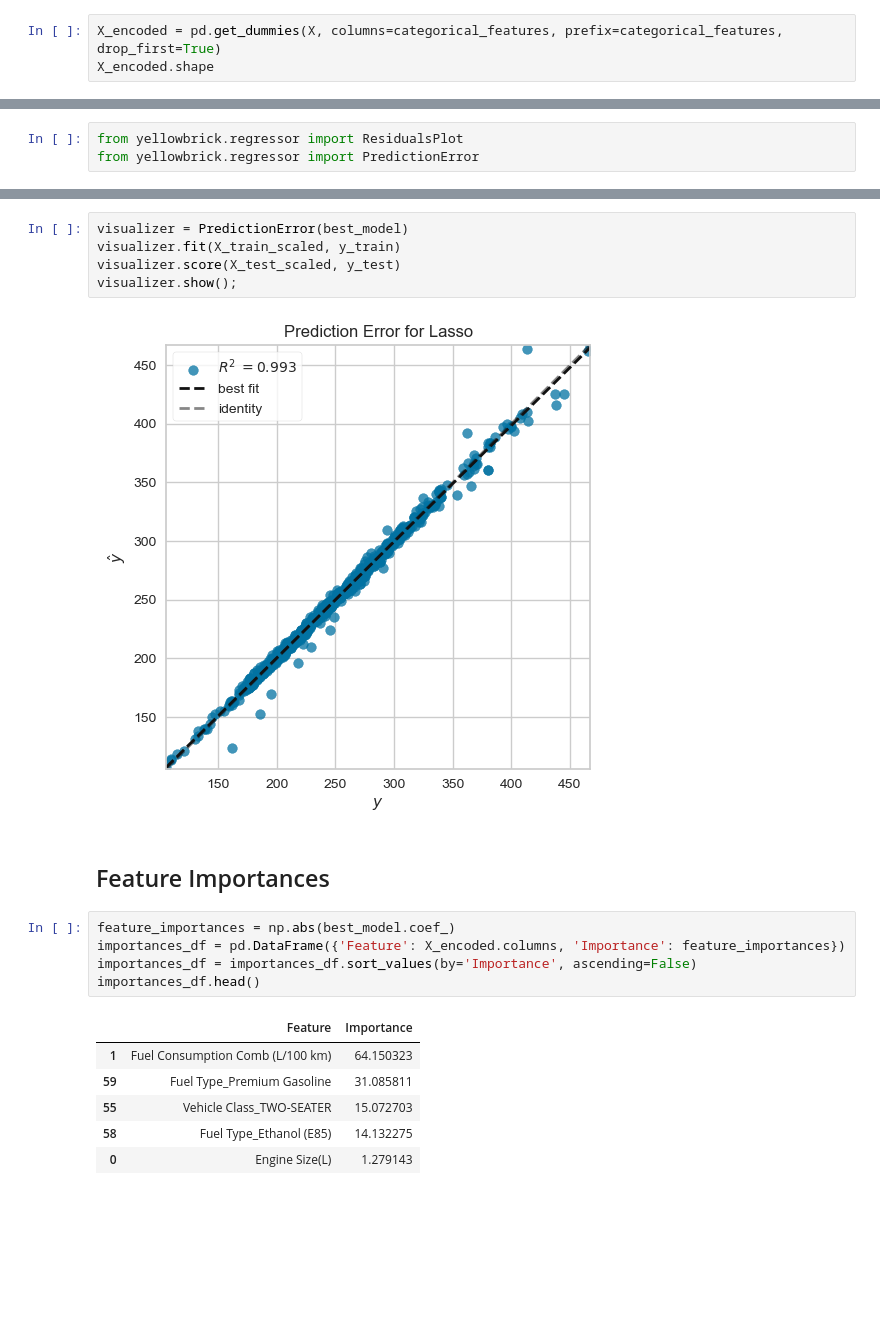
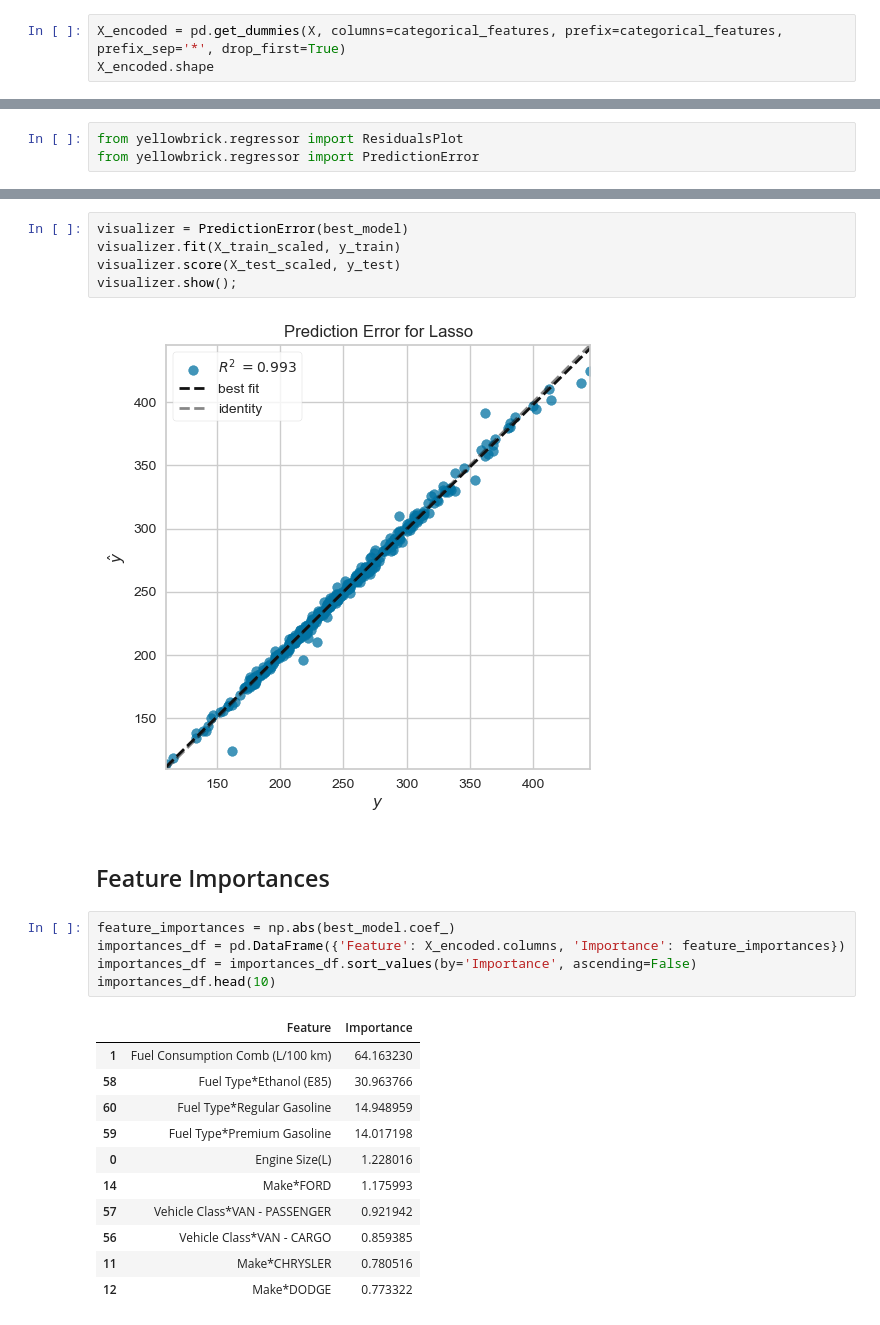
Before and after one commit to fatih-ml/co2-emission-prediction, a Jupyter notebook: co2_emissions.ipynb, the cells around one changed output, grey strips where cells are left out. Saved outputs shown, nothing was run; the diff lists cells and outputs as text; blank space fills up the shorter version.

```diff
--- a/co2_emissions.ipynb
+++ b/co2_emissions.ipynb
@@ -359,7 +359,7 @@ categorical_features
 # %% [output]
 Index(['Make', 'Vehicle Class', 'Fuel Type', 'Transmission Group'], dtype='object')
 # %%
-X_encoded = pd.get_dummies(X, columns=categorical_features, prefix=categorical_features, drop_first=True)
+X_encoded = pd.get_dummies(X, columns=categorical_features, prefix=categorical_features, prefix_sep='*', drop_first=True)
 X_encoded.shape
 # %% [output]
 (7384, 65)
@@ -711,21 +709,26 @@ visualizer.fit(X_train_scaled, y_train)
 visualizer.score(X_test_scaled, y_test)
 visualizer.show();
 # %% [output]
-[figure, old version]
+[figure, new version]
 # %% [markdown]
 ## Feature Importances
 # %%
 feature_importances = np.abs(best_model.coef_)
 importances_df = pd.DataFrame({'Feature': X_encoded.columns, 'Importance': feature_importances})
 importances_df = importances_df.sort_values(by='Importance', ascending=False)
-importances_df.head()
+importances_df.head(10)
 # %% [output]
 |  | Feature | Importance |
-| 1 | Fuel Consumption Comb (L/100 km) | 64.150323 |
-| 59 | Fuel Type_Premium Gasoline | 31.085811 |
-| 55 | Vehicle Class_TWO-SEATER | 15.072703 |
-| 58 | Fuel Type_Ethanol (E85) | 14.132275 |
-| 0 | Engine Size(L) | 1.279143 |
+| 1 | Fuel Consumption Comb (L/100 km) | 64.163230 |
+| 58 | Fuel Type*Ethanol (E85) | 30.963766 |
+| 60 | Fuel Type*Regular Gasoline | 14.948959 |
+| 59 | Fuel Type*Premium Gasoline | 14.017198 |
+| 0 | Engine Size(L) | 1.228016 |
+| 14 | Make*FORD | 1.175993 |
+| 57 | Vehicle Class*VAN - PASSENGER | 0.921942 |
+| 56 | Vehicle Class*VAN - CARGO | 0.859385 |
+| 11 | Make*CHRYSLER | 0.780516 |
+| 12 | Make*DODGE | 0.773322 |
 # %%
 sns.barplot(importances_df['Feature'].head(10), importances_df['Importance'].head(10))
 plt.xlabel('Feature')
```
Also changed, not shown: parts of 29 cells of this notebook, 2 other files.
